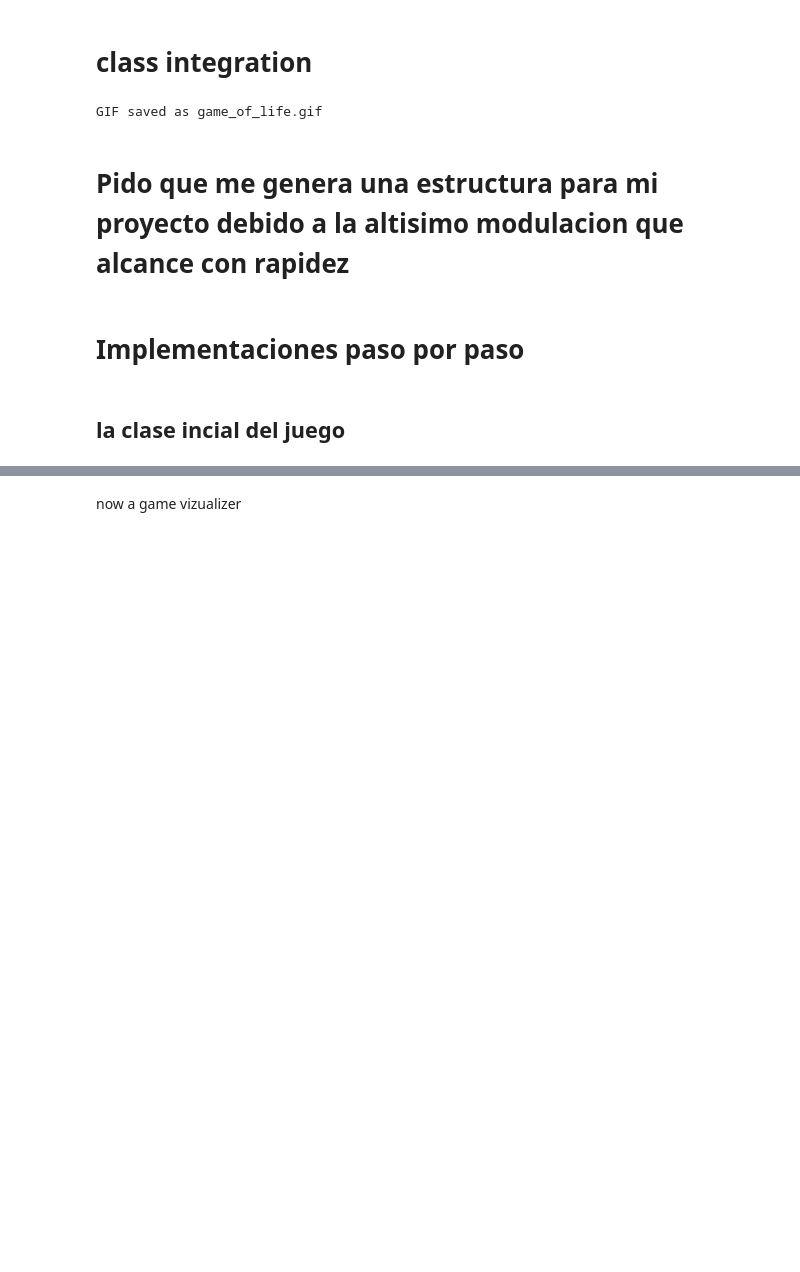
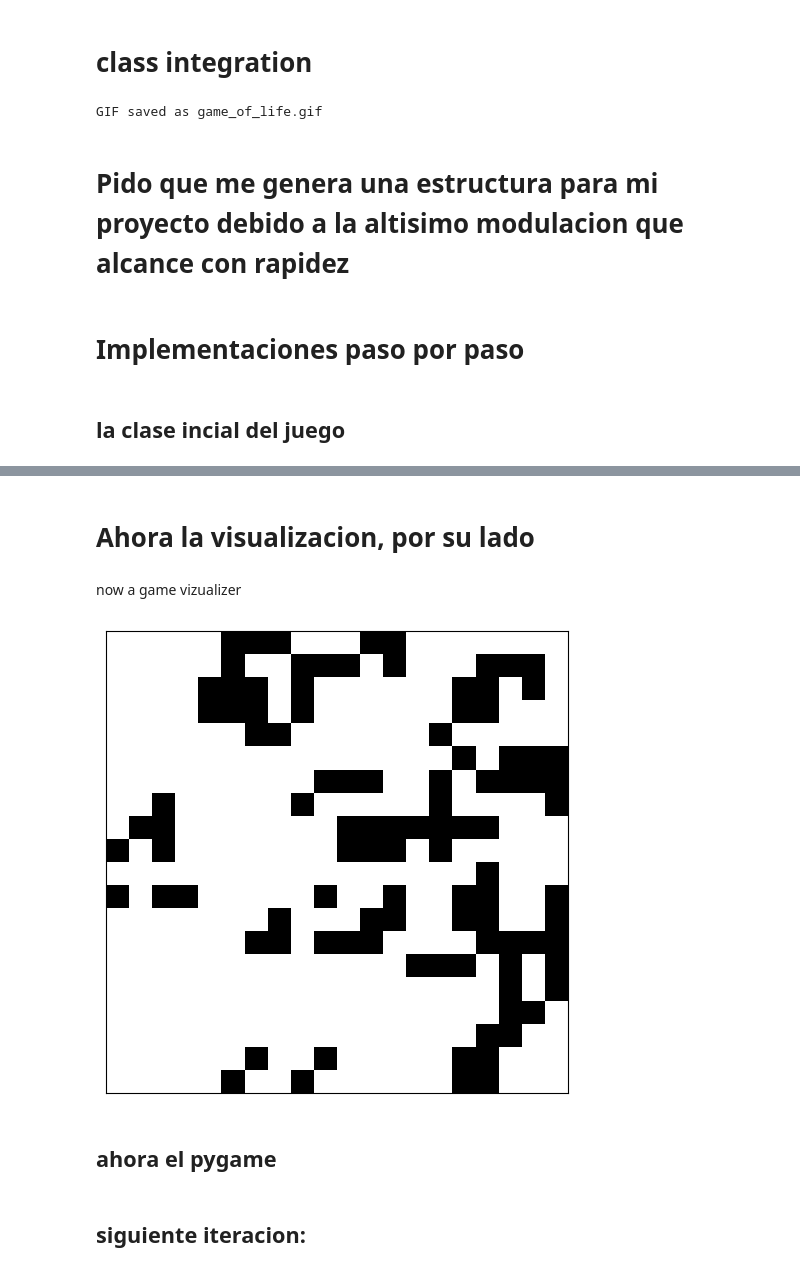
Before and after one commit to MiguelDiLalla/Raster_Game_of_Life_MJDILALLA, a Jupyter notebook: notebooks/SideQuest_GameOfLife_FirstFileOfTheProject.ipynb, the cells around one changed output, grey strips where cells are left out. Drawn from its saved outputs; the diff is of its cells as text; code cells hidden in the pictures; blank space fills up the shorter version.

```diff
--- a/notebooks/SideQuest_GameOfLife_FirstFileOfTheProject.ipynb
+++ b/notebooks/SideQuest_GameOfLife_FirstFileOfTheProject.ipynb
@@ -759,2 +891,4 @@ Execution time for 10 steps: 0.0115 seconds
+# %% [markdown]
+# Ahora la visualizacion, por su lado
 # %% [markdown]
 now a game vizualizer
@@ -760,0 +938,7 @@ now a game vizualizer
+# %%
+game = GameOfLife(dimensions=(20, 20), steps=50)#, seed=42)
+animation = plot_animation(game, interval=100, figsize=(6, 6), show=True)
+# %% [output]
+[figure, added]
+# %% [markdown]
+## ahora el pygame
@@ -760,0 +1000,2 @@ now a game vizualizer
+# %% [markdown]
+## siguiente iteracion:
```
Also changed, not shown: parts of 43 cells of this notebook, 14 other files.
